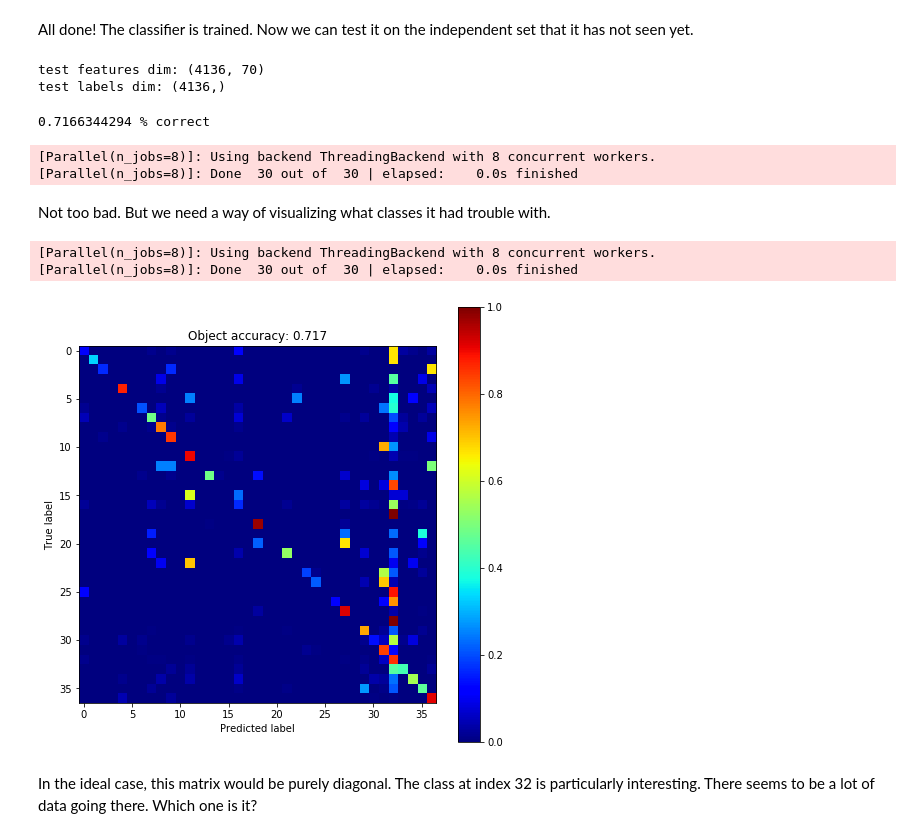
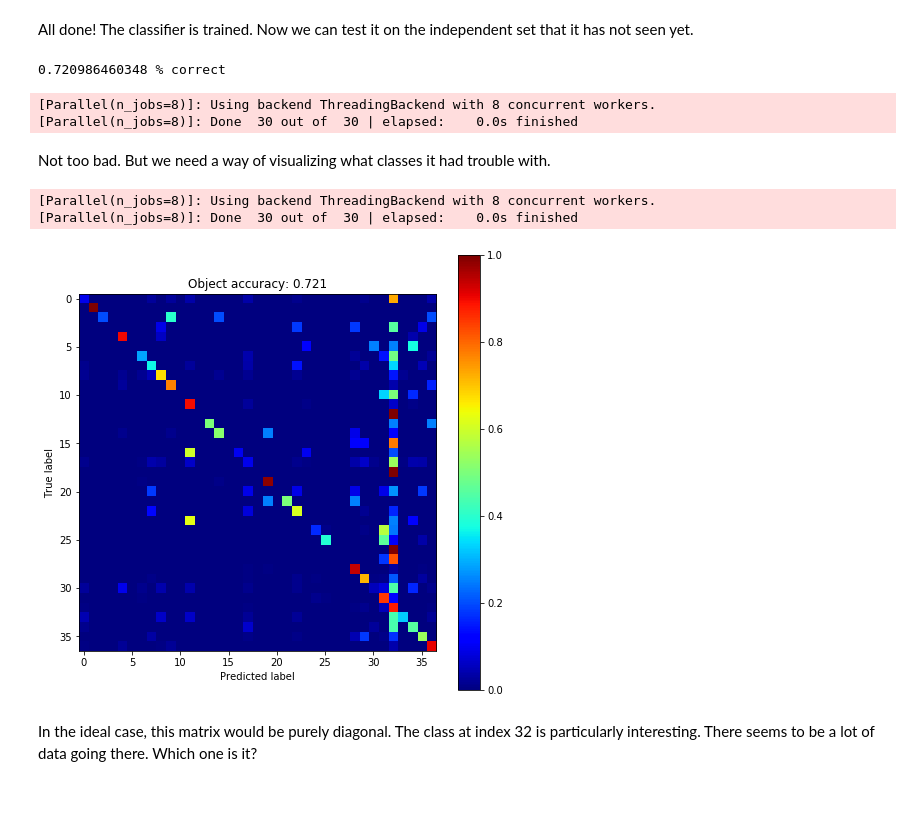
Before and after one commit to eor314/pogo_bioobs19_imaging, a Jupyter notebook: mod4_ensemble_margin.ipynb, the cells around one changed output. Cells and saved outputs as stored; diff of their text form; code cells hidden in the pictures; blank space fills up the shorter version.

```diff
--- a/mod4_ensemble_margin.ipynb
+++ b/mod4_ensemble_margin.ipynb
@@ -286,18 +287,2 @@ There are loads of other parameters that can change how the classifier behaves.
 
 To train the classifier we need to give it data. This is done with the *fit* method of the *RandomForestClassifier*.
-# %%
-# to train it, feed in the features and labels
-
-# pull out the features for the training data
-# the next line uses "list comprehension" to pull out the feature vectors only from the trianing data
-train_features = [data[line]['features'] for line in train_ids]
-train_features = np.asarray(train_features)  # convert to an array
-
-# retrieve the numeric classes of the training data
-train_labels = [data[line]['class'] for line in train_ids]
-train_labels = np.asarray(train_labels)  # convert to an array
-
-# check to make sure these numbers are right. We expect the training features to be a matrix with
-# dimensions [n_images x n_features] and the training labels to be a matrix with dimensions [n_images x 1]
-print("train features dim:", train_features.shape)
-print("train labels dim:", train_labels.shape)
@@ -307,5 +289,6 @@ train labels dim: (16542,)
 # %%
-# now plug into the fit method. this step might take a little while
-rf_clf.fit(train_features, train_labels)
+# plug into the fit method. this step might take a little while.
+# much as with the SVM, be sure to scale the training features.
+rf_clf.fit(scale_transform.transform(train_features), train_labels)
 # %% [output]
 [Parallel(n_jobs=8)]: Using backend ThreadingBackend with 8 concurrent workers.
@@ -319,46 +302,27 @@ RandomForestClassifier(bootstrap=True, class_weight=None, criterion='gini',
             warm_start=False)
 # %% [markdown]
 All done! The classifier is trained. Now we can test it on the independent set that it has not seen yet.
-# %%
-# to test it, feed in the features and labels from the test data
-
-# pull out the features for the test data
-# the next line uses "list comprehension" to pull out the feature vectors only from the trianing data
-test_features = [data[line]['features'] for line in test_ids]
-test_features = np.asarray(test_features)  # convert to an array
-
-# retrieve the numeric classes of the training data
-test_labels = [data[line]['class'] for line in test_ids]
-test_labels = np.asarray(test_labels)  # convert to an array
-
-# check to make sure these numbers are right. We expect the test features to be a matrix with
-# dimensions [n_images x n_features] and the test labels to be a matrix with dimensions [n_images x 1]
-print("test features dim:", test_features.shape)
-print("test labels dim:", test_labels.shape)
-# %% [output]
-test features dim: (4136, 70)
-test labels dim: (4136,)
 # %%
-# now plug it into the trained classifier
-acc = rf_clf.score(test_features, test_labels)
+# plug test data into the trained classifier
+acc = rf_clf.score(scale_transform.transform(test_features), test_labels)
 
 print(acc, '% correct')
 # %% [output]
-0.7166344294 % correct
+0.720986460348 % correct
 [Parallel(n_jobs=8)]: Using backend ThreadingBackend with 8 concurrent workers.
 [Parallel(n_jobs=8)]: Done  30 out of  30 | elapsed:    0.0s finished
 # %% [markdown]
 Not too bad. But we need a way of visualizing what classes it had trouble with.
 # %%
 # get the labels for the test set from the classifier
-preds = rf_clf.predict(test_features)
+preds = rf_clf.predict(scale_transform.transform(test_features))
 
 # make a confusion matrix
 make_confmat(test_labels, preds, acc)
 # %% [output]
 [Parallel(n_jobs=8)]: Using backend ThreadingBackend with 8 concurrent workers.
 [Parallel(n_jobs=8)]: Done  30 out of  30 | elapsed:    0.0s finished
-[figure, old version]
+[figure, new version]
 # %% [markdown]
 In the ideal case, this matrix would be purely diagonal. The class at index 32 is particularly interesting. There seems to be a lot of data going there. Which one is it?
 # %%
```
Also changed, not shown: parts of 12 cells of this notebook, 2 other files.
